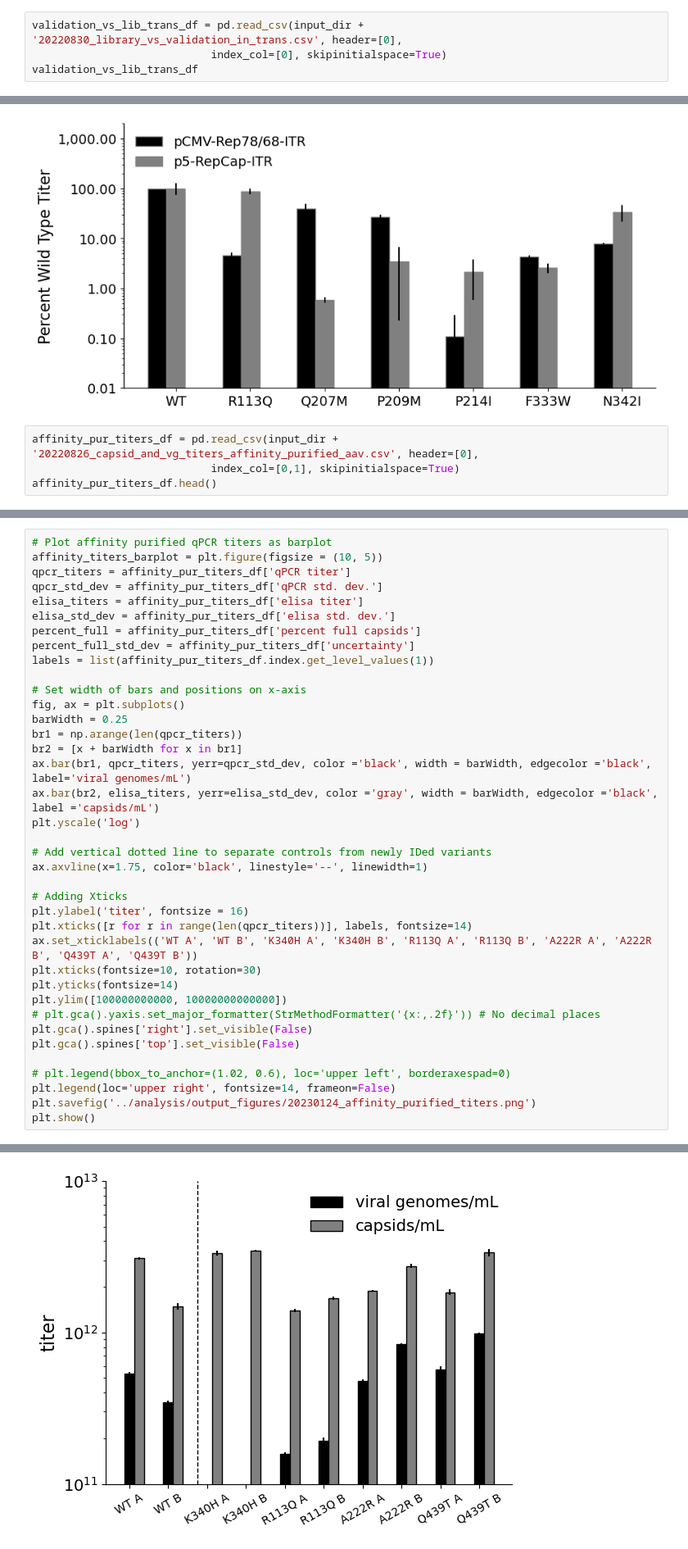
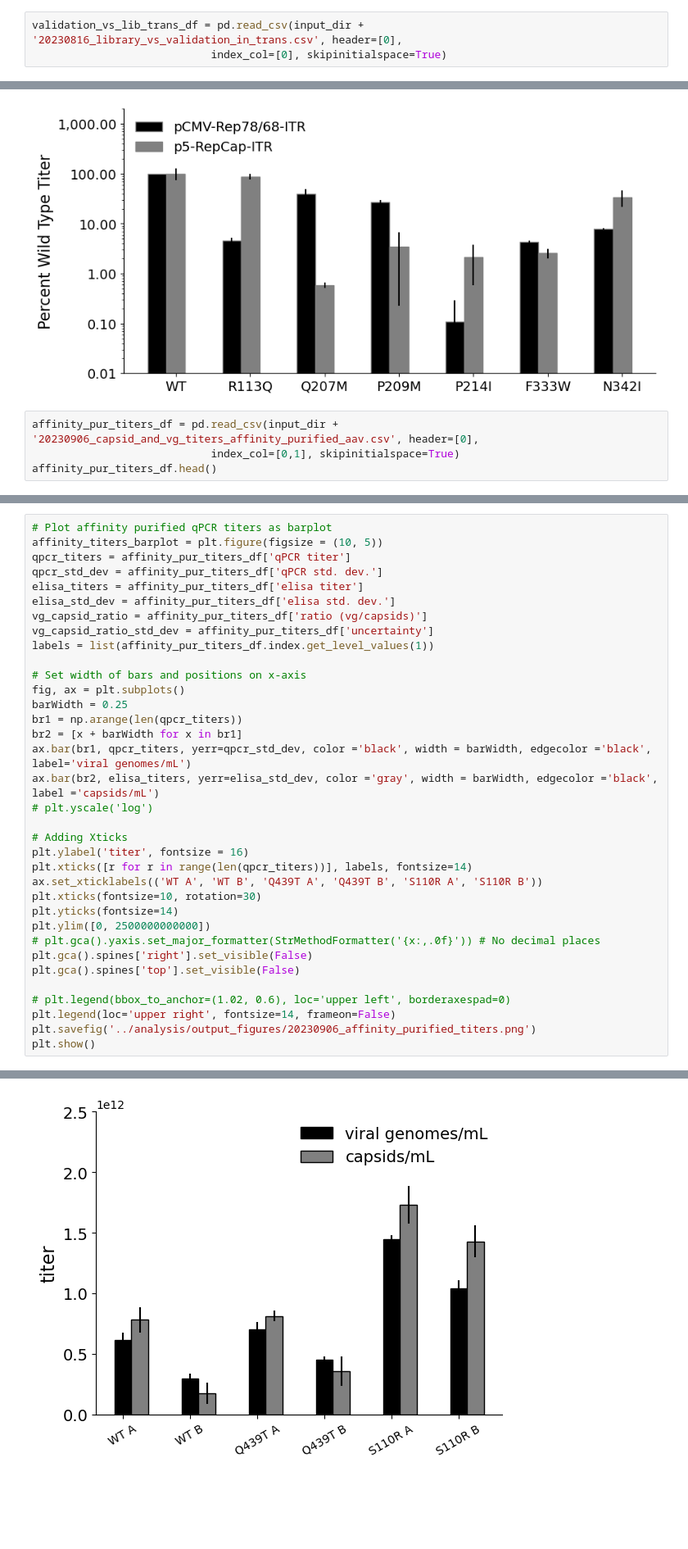
Before and after one commit to churchlab/aav_rep_scan, a Jupyter notebook: analysis/a08_barplots.ipynb, the cells around one changed output, grey strips where cells are left out. Shown at 82% size. Cells and saved outputs as stored; diff of their text form; blank space fills up the shorter version.

```diff
--- a/analysis/a08_barplots.ipynb
+++ b/analysis/a08_barplots.ipynb
@@ -234,6 +284,5 @@ plt.show()
 # %% [output]
 [figure]
 # %%
-validation_vs_lib_trans_df = pd.read_csv(input_dir + '20220830_library_vs_validation_in_trans.csv', header=[0],
+validation_vs_lib_trans_df = pd.read_csv(input_dir + '20230816_library_vs_validation_in_trans.csv', header=[0],
                             index_col=[0], skipinitialspace=True)
-validation_vs_lib_trans_df
@@ -381,7 +428,7 @@ plt.show()
 # %% [output]
 [figure]
 # %%
-affinity_pur_titers_df = pd.read_csv(input_dir + '20220826_capsid_and_vg_titers_affinity_purified_aav.csv', header=[0],
+affinity_pur_titers_df = pd.read_csv(input_dir + '20230906_capsid_and_vg_titers_affinity_purified_aav.csv', header=[0],
                             index_col=[0,1], skipinitialspace=True)
 affinity_pur_titers_df.head()
 # %% [output]
@@ -395,41 +442,38 @@ affinity_pur_titers_df.head()
 # %%
 # Plot affinity purified qPCR titers as barplot
 affinity_titers_barplot = plt.figure(figsize = (10, 5))
 qpcr_titers = affinity_pur_titers_df['qPCR titer']
 qpcr_std_dev = affinity_pur_titers_df['qPCR std. dev.']
 elisa_titers = affinity_pur_titers_df['elisa titer']
 elisa_std_dev = affinity_pur_titers_df['elisa std. dev.']
-percent_full = affinity_pur_titers_df['percent full capsids']
-percent_full_std_dev = affinity_pur_titers_df['uncertainty']
+vg_capsid_ratio = affinity_pur_titers_df['ratio (vg/capsids)']
+vg_capsid_ratio_std_dev = affinity_pur_titers_df['uncertainty']
 labels = list(affinity_pur_titers_df.index.get_level_values(1))
 
 # Set width of bars and positions on x-axis
 fig, ax = plt.subplots()
 barWidth = 0.25
 br1 = np.arange(len(qpcr_titers))
 br2 = [x + barWidth for x in br1]
 ax.bar(br1, qpcr_titers, yerr=qpcr_std_dev, color ='black', width = barWidth, edgecolor ='black', label='viral genomes/mL')
 ax.bar(br2, elisa_titers, yerr=elisa_std_dev, color ='gray', width = barWidth, edgecolor ='black', label ='capsids/mL')
-plt.yscale('log')
-
-# Add vertical dotted line to separate controls from newly IDed variants
-ax.axvline(x=1.75, color='black', linestyle='--', linewidth=1)
+# plt.yscale('log')
 
 # Adding Xticks
 plt.ylabel('titer', fontsize = 16)
 plt.xticks([r for r in range(len(qpcr_titers))], labels, fontsize=14)
-ax.set_xticklabels(('WT A', 'WT B', 'K340H A', 'K340H B', 'R113Q A', 'R113Q B', 'A222R A', 'A222R B', 'Q439T A', 'Q439T B'))
+ax.set_xticklabels(('WT A', 'WT B', 'Q439T A', 'Q439T B', 'S110R A', 'S110R B'))
 plt.xticks(fontsize=10, rotation=30)
 plt.yticks(fontsize=14)
-plt.ylim([100000000000, 10000000000000])
-# plt.gca().yaxis.set_major_formatter(StrMethodFormatter('{x:,.2f}')) # No decimal places
+plt.ylim([0, 2500000000000])
+# plt.gca().yaxis.set_major_formatter(StrMethodFormatter('{x:,.0f}')) # No decimal places
 plt.gca().spines['right'].set_visible(False)
 plt.gca().spines['top'].set_visible(False)
 
 # plt.legend(bbox_to_anchor=(1.02, 0.6), loc='upper left', borderaxespad=0)
 plt.legend(loc='upper right', fontsize=14, frameon=False)
-plt.savefig('../analysis/output_figures/20230124_affinity_purified_titers.png')
+plt.savefig('../analysis/output_figures/20230906_affinity_purified_titers.png')
 plt.show()
 # %% [output]
 <Figure size 1000x500 with 0 Axes>
-[figure, old version]
+[figure, new version]
```
Also changed, not shown: parts of 24 cells of this notebook, 30 other files.
